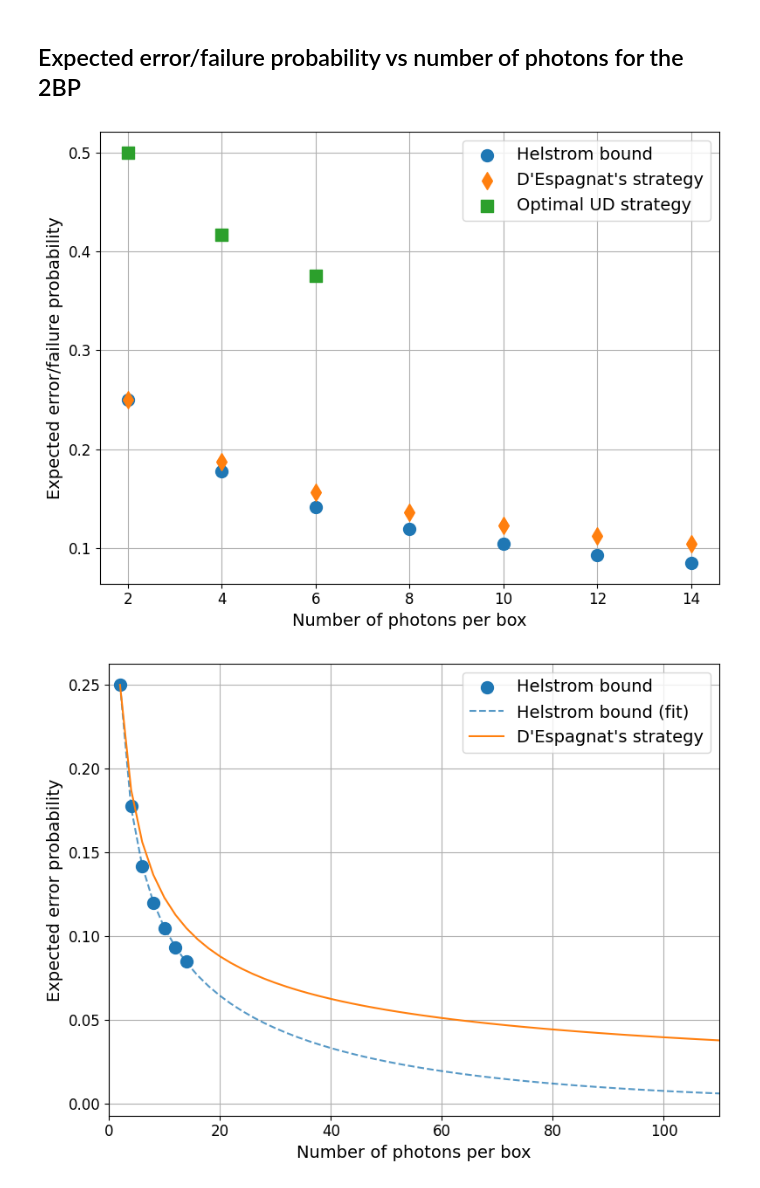
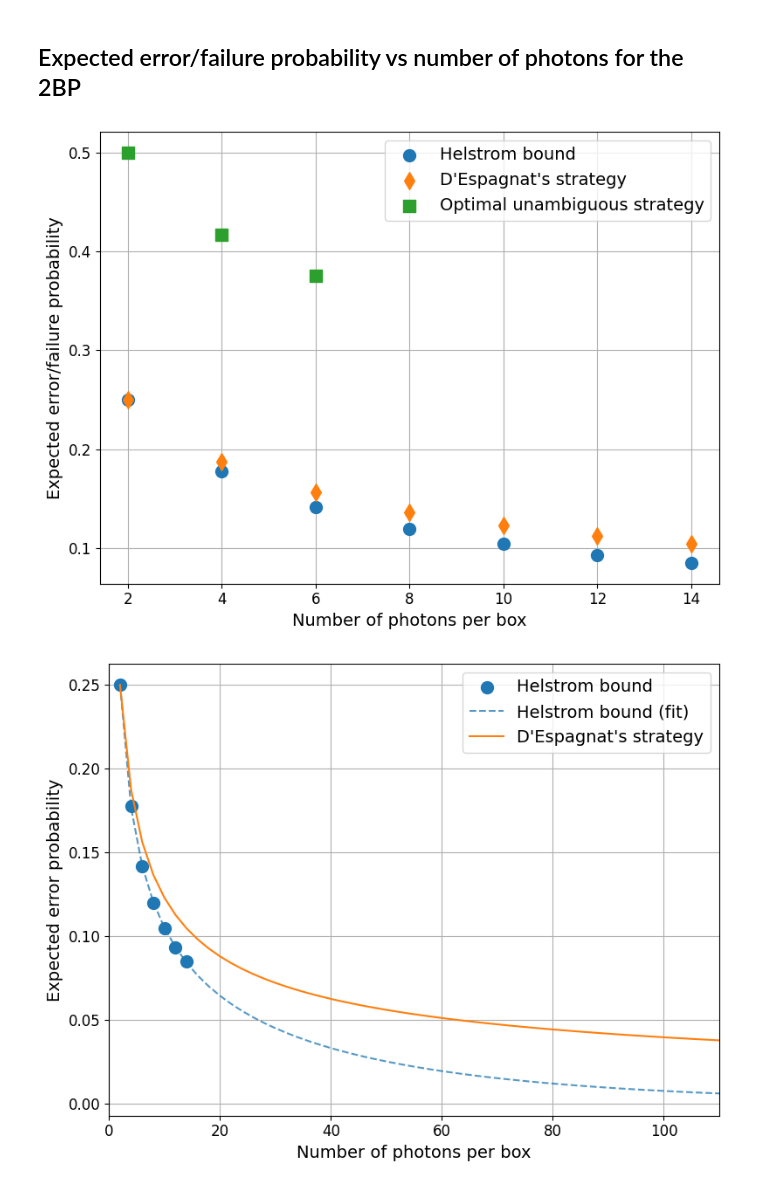
Before and after one commit to santiagobusta/photonboxes_qsd, a Jupyter notebook: graph_maker.ipynb, the cells around one changed output. Cells and saved outputs as stored; diff of their text form; code cells hidden in the pictures.

```diff
--- a/graph_maker.ipynb
+++ b/graph_maker.ipynb
@@ -45,19 +45,19 @@ params, _ = curve_fit(f, Nrange1, Perr, (1,1,1))
 # %%
 plt.figure(figsize=(8,6))
 plt.scatter(Nrange1, Perr, marker='o', s=100, zorder=3, label="Helstrom bound")
 plt.scatter(Nrange1, Perr_dEspagnat(Nrange1), marker='d', s=100, zorder=3, label="D'Espagnat's strategy")
-plt.scatter(Nrange2, Pinc, marker='s', s=100, zorder=3, label="Optimal UD strategy")
+plt.scatter(Nrange2, Pinc, marker='s', s=100, zorder=3, label="Optimal unambiguous strategy")
 plt.ylabel(r"Expected error/failure probability",fontsize=14)
 plt.xlabel("Number of photons per box",fontsize=14)
 plt.xticks(fontsize=12)
 plt.yticks(fontsize=12)
 plt.grid()
 plt.tight_layout()
 plt.legend(fontsize=14)
 plt.savefig('figures/2bp_perr_vs_N.jpg', dpi=300)
 plt.show()
 # %% [output]
-[figure, old version]
+[figure, new version]
 # %%
 x = np.arange(2,1e2+20,2)
 plt.figure(figsize=(8,6))
```
Also changed, not shown: parts of 1 cell of this notebook, 2 other files.
